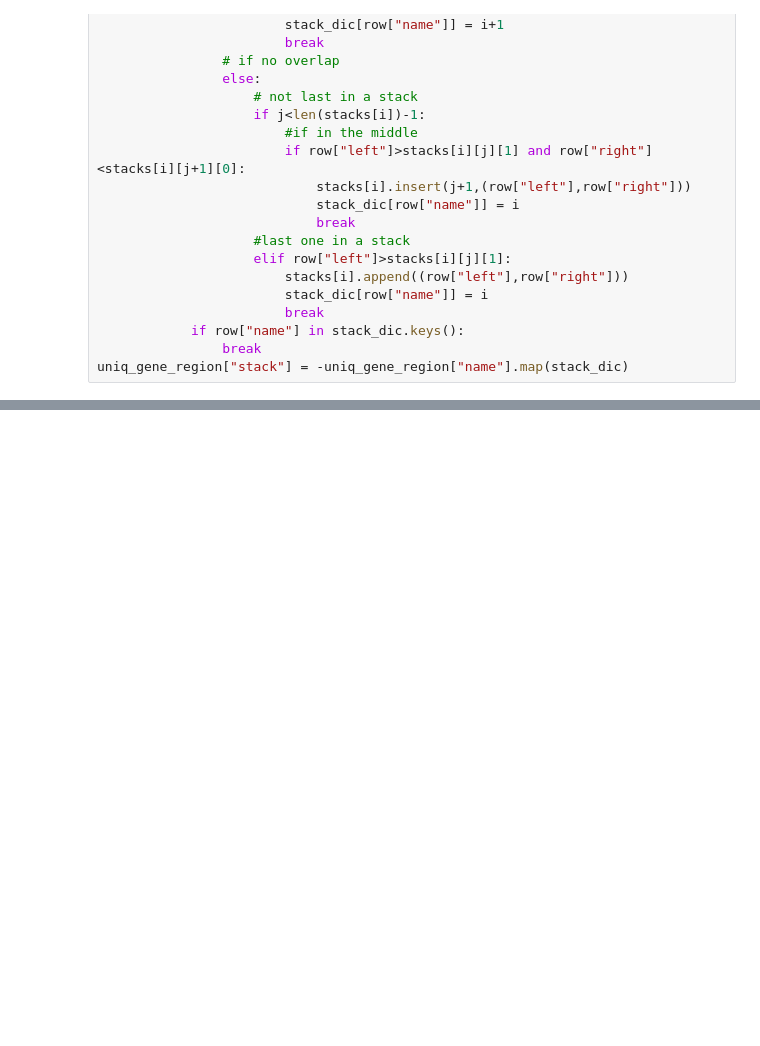
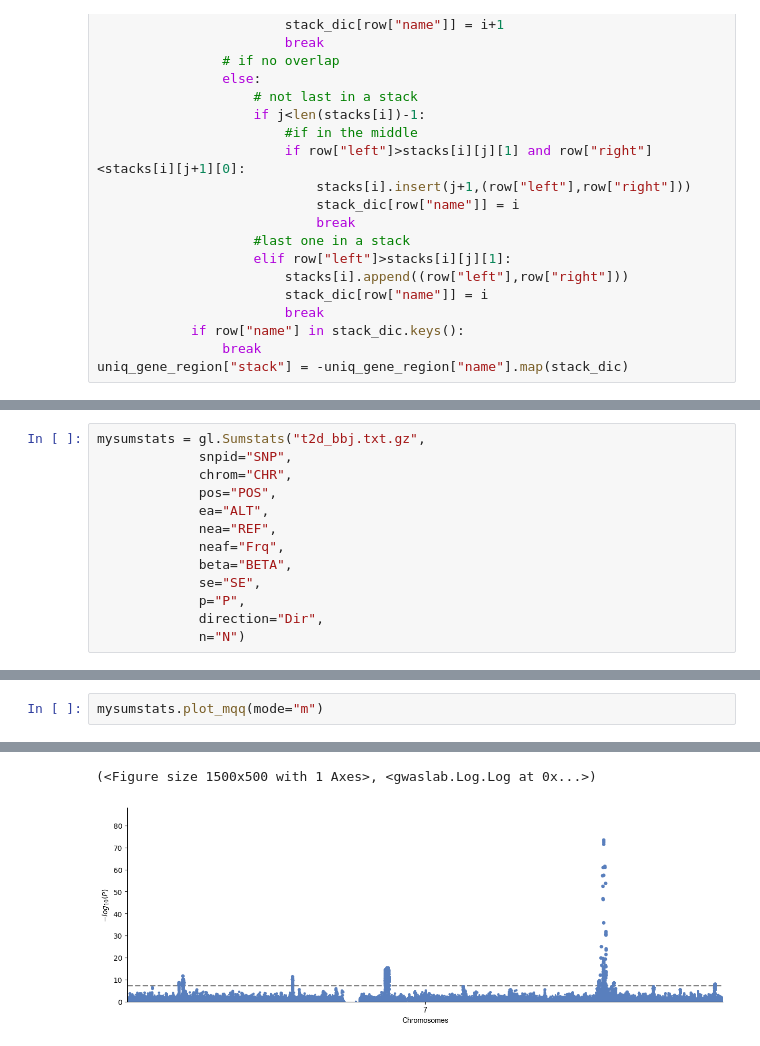
Before and after one commit to Cloufield/gwaslab, a Jupyter notebook: examples/regional.ipynb, the cells around one changed output, grey strips where cells are left out. Drawn from its saved outputs; the diff is of its cells as text; blank space fills up the shorter version.

```diff
--- a/examples/regional.ipynb
+++ b/examples/regional.ipynb
@@ -78,0 +174,13 @@ for index,row in exons.iterrows():
+# %%
+mysumstats = gl.Sumstats("t2d_bbj.txt.gz",
+             snpid="SNP",
+             chrom="CHR",
+             pos="POS",
+             ea="ALT",
+             nea="REF",
+             neaf="Frq",
+             beta="BETA",
+             se="SE",
+             p="P",
+             direction="Dir",
+             n="N")
@@ -78,0 +238,3 @@ for index,row in exons.iterrows():
+# %%
+mysumstats.plot_mqq(mode="m")
+# %% [output]
@@ -78,0 +256,2 @@ for index,row in exons.iterrows():
+(<Figure size 1500x500 with 1 Axes>, <gwaslab.Log.Log at 0x...>)
+[figure, added]
```
Also changed, not shown: parts of 23 cells of this notebook.
